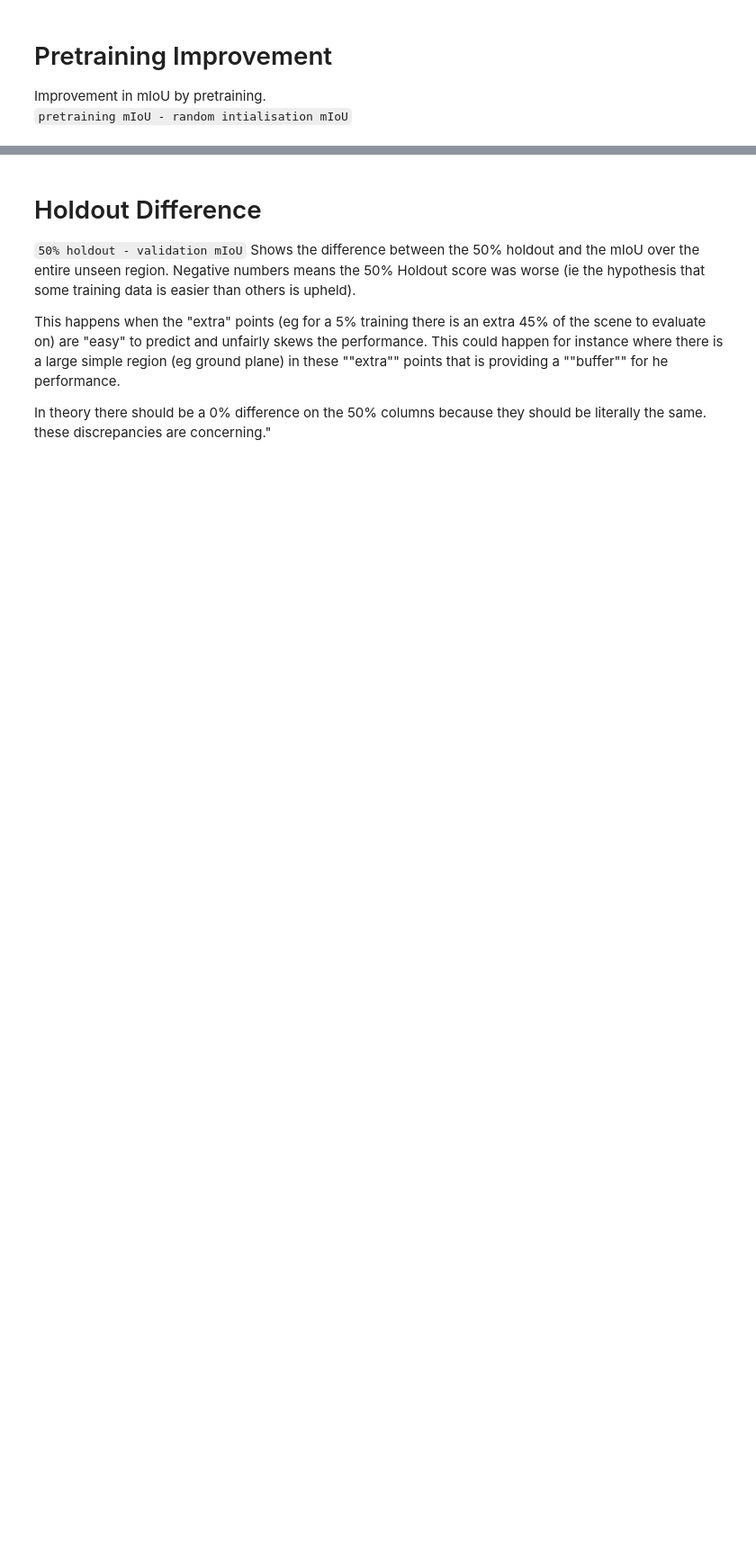
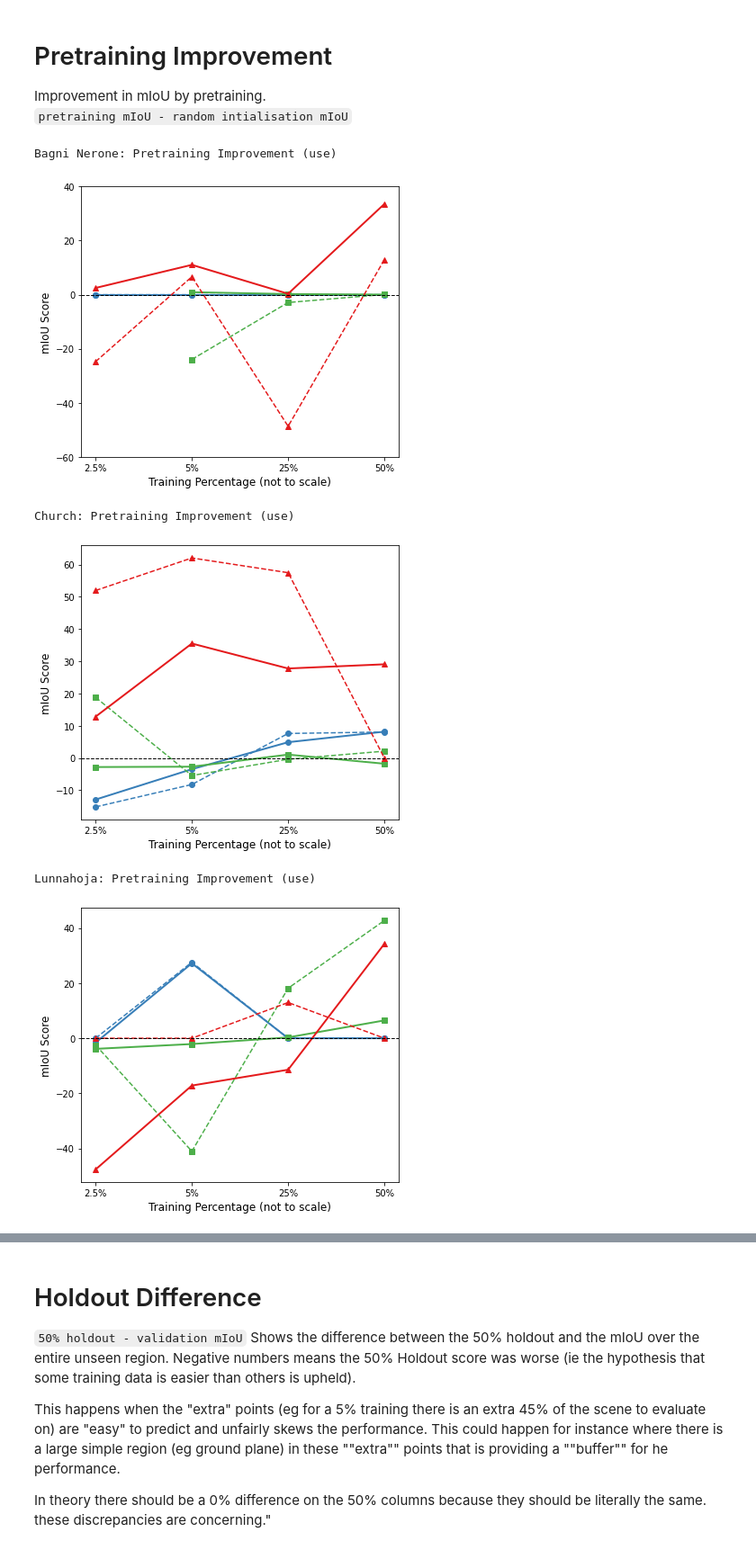
Before and after one commit to LucHayward/Pointnet_Pointnet2_pytorch, a Jupyter notebook: DataVis/Data_vis.ipynb, the cells around one changed output, grey strips where cells are left out. Shown at 90% size. Cells and saved outputs as stored; diff of their text form; code cells hidden in the pictures; blank space fills up the shorter version.

```diff
--- a/DataVis/Data_vis.ipynb
+++ b/DataVis/Data_vis.ipynb
@@ -244,6 +259,13 @@ Improvement in mIoU by pretraining. \
 # %%
 from Results_tables import pretraining_improvement
 
 for e in pretraining_improvement.experiments:
     df = text_to_df(e.vals)
-    generate_line_plot(e.scene, df, "Pretraining Improvement (use)", pretrained=False, root='pretraining_improvement/', draw_zero=True)
+    generate_line_plot(e.scene, df, "Pretraining Improvement (use)", pretrained=False, root='pretraining_improvement/', draw_zero=True, y_range=True)
+# %% [output]
+Bagni Nerone: Pretraining Improvement (use)
+[figure, added]
+Church: Pretraining Improvement (use)
+[figure, added]
+Lunnahoja: Pretraining Improvement (use)
+[figure, added]
```
Also changed, not shown: parts of 6 cells of this notebook.
